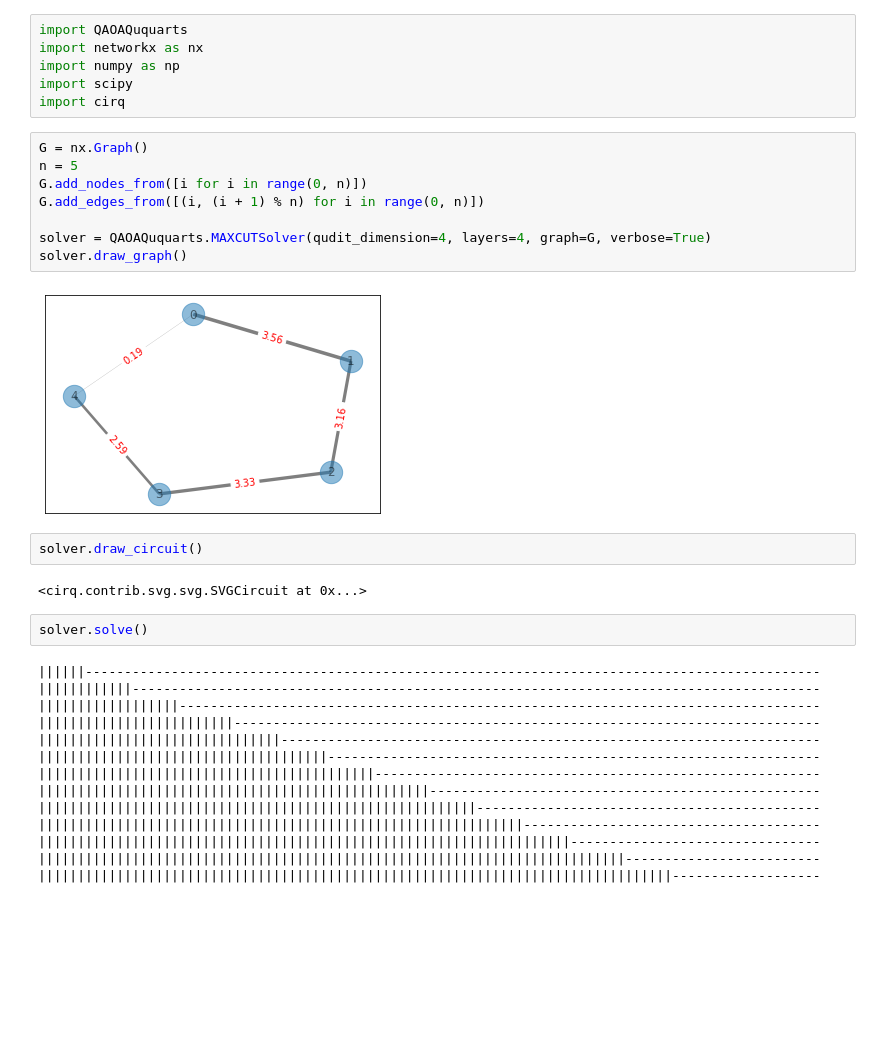
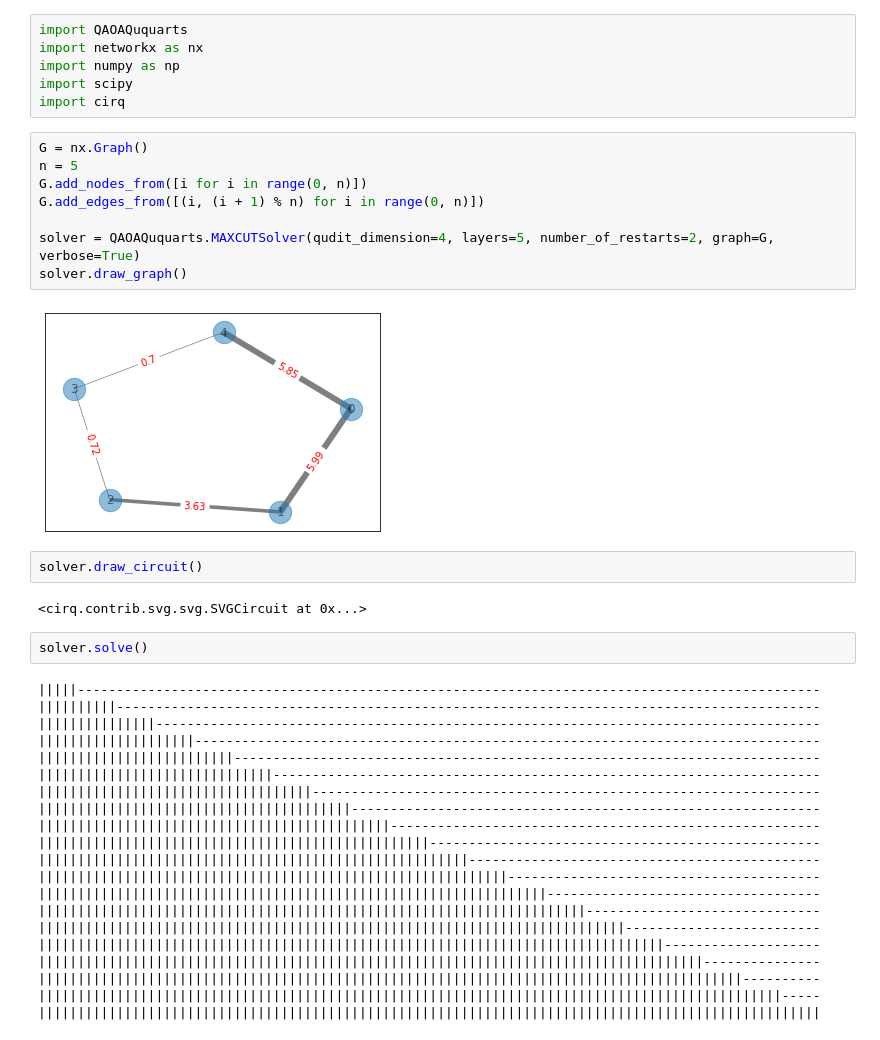
Before and after one commit to LyaminVS/mentor_project, a Jupyter notebook: maxcut_solver.ipynb, the cells around one changed output. Saved outputs shown, nothing was run; the diff lists cells and outputs as text; blank space fills up the shorter version.

```diff
--- a/maxcut_solver.ipynb
+++ b/maxcut_solver.ipynb
@@ -7,13 +7,13 @@ import cirq
 # %%
 G = nx.Graph()
 n = 5
 G.add_nodes_from([i for i in range(0, n)])
 G.add_edges_from([(i, (i + 1) % n) for i in range(0, n)])
 
-solver = QAOAQuquarts.MAXCUTSolver(qudit_dimension=4, layers=4, graph=G, verbose=True)
+solver = QAOAQuquarts.MAXCUTSolver(qudit_dimension=4, layers=5, number_of_restarts=2, graph=G, verbose=True)
 solver.draw_graph()
 # %% [output]
-[figure, old version]
+[figure, new version]
 # %%
 solver.draw_circuit()
 # %% [output]
@@ -21,18 +21,25 @@ solver.draw_circuit()
 # %%
 solver.solve()
 # %% [output]
-||||||----------------------------------------------------------------------------------------------
-||||||||||||----------------------------------------------------------------------------------------
-||||||||||||||||||----------------------------------------------------------------------------------
+|||||-----------------------------------------------------------------------------------------------
+||||||||||------------------------------------------------------------------------------------------
+|||||||||||||||-------------------------------------------------------------------------------------
+||||||||||||||||||||--------------------------------------------------------------------------------
 |||||||||||||||||||||||||---------------------------------------------------------------------------
-|||||||||||||||||||||||||||||||---------------------------------------------------------------------
-|||||||||||||||||||||||||||||||||||||---------------------------------------------------------------
-|||||||||||||||||||||||||||||||||||||||||||---------------------------------------------------------
+||||||||||||||||||||||||||||||----------------------------------------------------------------------
+|||||||||||||||||||||||||||||||||||-----------------------------------------------------------------
+||||||||||||||||||||||||||||||||||||||||------------------------------------------------------------
+|||||||||||||||||||||||||||||||||||||||||||||-------------------------------------------------------
 ||||||||||||||||||||||||||||||||||||||||||||||||||--------------------------------------------------
-||||||||||||||||||||||||||||||||||||||||||||||||||||||||--------------------------------------------
-||||||||||||||||||||||||||||||||||||||||||||||||||||||||||||||--------------------------------------
-||||||||||||||||||||||||||||||||||||||||||||||||||||||||||||||||||||--------------------------------
+|||||||||||||||||||||||||||||||||||||||||||||||||||||||---------------------------------------------
+||||||||||||||||||||||||||||||||||||||||||||||||||||||||||||----------------------------------------
+|||||||||||||||||||||||||||||||||||||||||||||||||||||||||||||||||-----------------------------------
+||||||||||||||||||||||||||||||||||||||||||||||||||||||||||||||||||||||------------------------------
 |||||||||||||||||||||||||||||||||||||||||||||||||||||||||||||||||||||||||||-------------------------
-|||||||||||||||||||||||||||||||||||||||||||||||||||||||||||||||||||||||||||||||||-------------------
+||||||||||||||||||||||||||||||||||||||||||||||||||||||||||||||||||||||||||||||||--------------------
+|||||||||||||||||||||||||||||||||||||||||||||||||||||||||||||||||||||||||||||||||||||---------------
+||||||||||||||||||||||||||||||||||||||||||||||||||||||||||||||||||||||||||||||||||||||||||----------
+|||||||||||||||||||||||||||||||||||||||||||||||||||||||||||||||||||||||||||||||||||||||||||||||-----
+||||||||||||||||||||||||||||||||||||||||||||||||||||||||||||||||||||||||||||||||||||||||||||||||||||
 # %%
 solver.get_hist(0.4)
```
Also changed, not shown: parts of 5 cells of this notebook, 1 other file.
